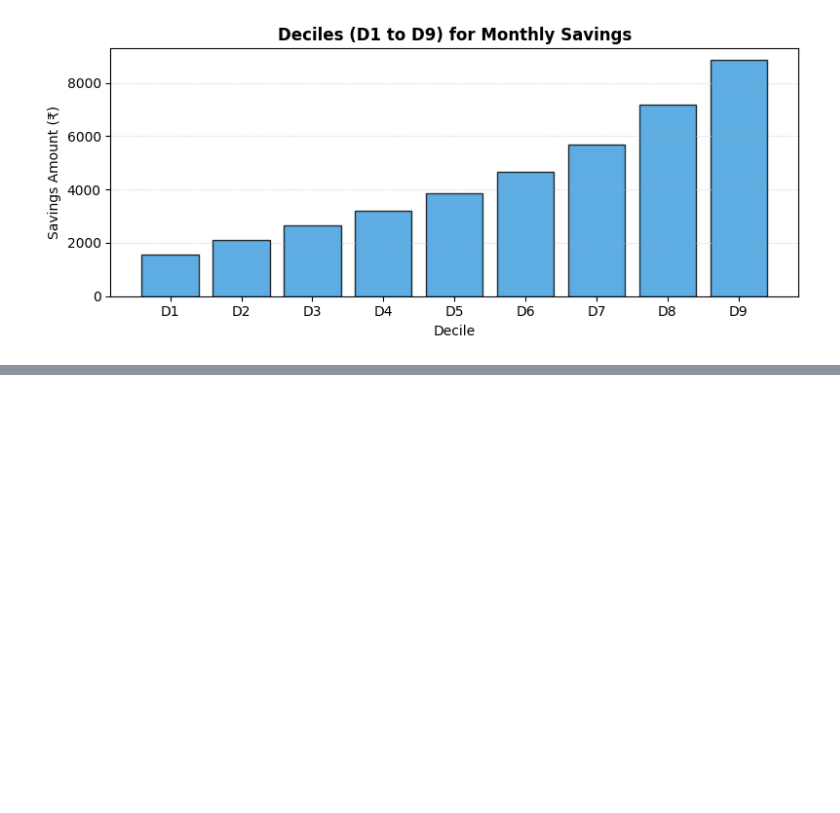
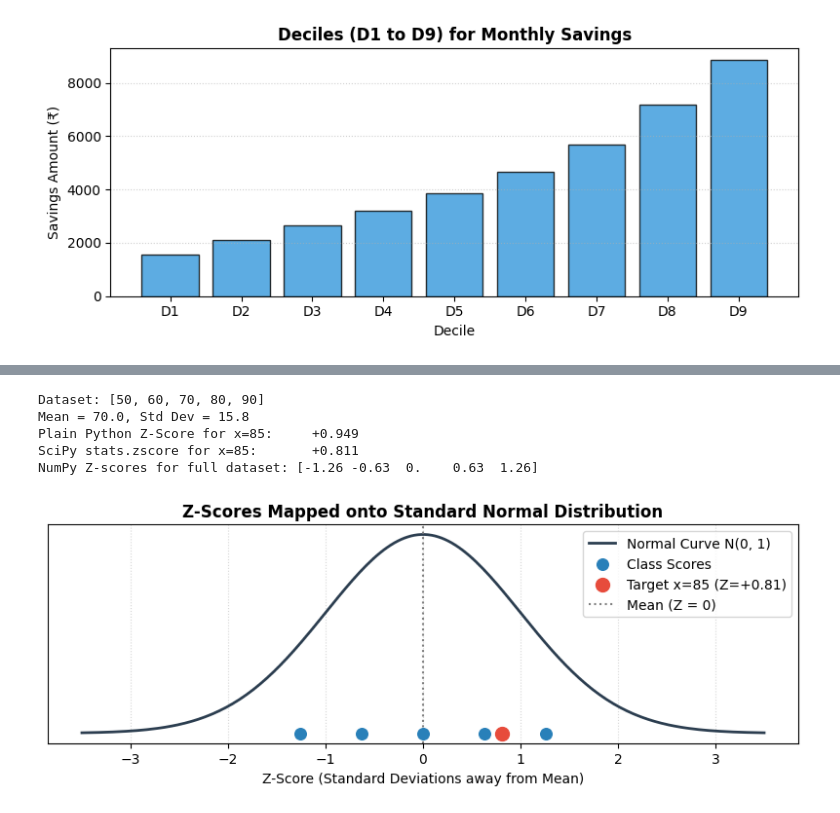
Before and after one commit to Abiads/CDAC-Data-Analytics, a Jupyter notebook: Day7/01_statistical_measure/03_measures_of_positions.ipynb, the cells around one changed output, grey strips where cells are left out. Cells and saved outputs as stored; diff of their text form; code cells hidden in the pictures; blank space fills up the shorter version.

```diff
--- a/Day7/01_statistical_measure/03_measures_of_positions.ipynb
+++ b/Day7/01_statistical_measure/03_measures_of_positions.ipynb
@@ -187,0 +201,48 @@ Deciles for Monthly Savings:
+# %%
+# 4. Z-Score Example
+data = [50, 60, 70, 80, 90]
+target_val = 85
+
+# Plain Python
+mean_val = sum(data) / len(data)
+std_val = math.sqrt(sum((x - mean_val) ** 2 for x in data) / (len(data) - 1))
+z_python = (target_val - mean_val) / std_val
+
+# SciPy Library (Calculates Z-scores for all elements in array)
+# ddof=1 ensures sample standard deviation in denominator
+z_array_scipy = stats.zscore(data + [target_val], ddof=1)
+z_target_scipy = z_array_scipy[-1]
+
+# NumPy Vectorized Transformation for Entire Dataset
+np_data = np.array(data)
+z_all_np = (np_data - np.mean(np_data)) / np.std(np_data, ddof=1)
+
+print(f"Dataset: {data}")
+print(f"Mean = {mean_val:.1f}, Std Dev = {std_val:.1f}")
+print(f"Plain Python Z-Score for x=85:     {z_python:+.3f}")
+print(f"SciPy stats.zscore for x=85:       {z_target_scipy:+.3f}")
+print(f"NumPy Z-scores for full dataset: {np.round(z_all_np, 2)}")
+
+# Visualizing Z-scores with standard normal curve
+x_curve = np.linspace(-3.5, 3.5, 200)
+y_curve = stats.norm.pdf(x_curve, 0, 1)
+
+plt.figure(figsize=(8, 3.2))
+plt.plot(x_curve, y_curve, color='#2c3e50', lw=2, label='Normal Curve N(0, 1)')
+plt.scatter(z_all_np, np.zeros_like(z_all_np), color='#2980b9', s=70, zorder=4, label='Class Scores')
+plt.scatter([z_target_scipy], [0], color='#e74c3c', s=100, zorder=5, label='Target x=85 (Z=+0.81)')
+plt.axvline(0, color='gray', linestyle=':', label='Mean (Z = 0)')
+plt.title('Z-Scores Mapped onto Standard Normal Distribution', fontweight='bold')
+plt.xlabel('Z-Score (Standard Deviations away from Mean)')
+plt.yticks([])
+plt.legend()
+plt.grid(True, linestyle=':', alpha=0.5)
+plt.tight_layout()
+plt.show()
+# %% [output]
+Dataset: [50, 60, 70, 80, 90]
+Mean = 70.0, Std Dev = 15.8
+Plain Python Z-Score for x=85:     +0.949
+SciPy stats.zscore for x=85:       +0.811
+NumPy Z-scores for full dataset: [-1.26 -0.63  0.    0.63  1.26]
+[figure, added]
```
Also changed, not shown: parts of 23 cells of this notebook.
